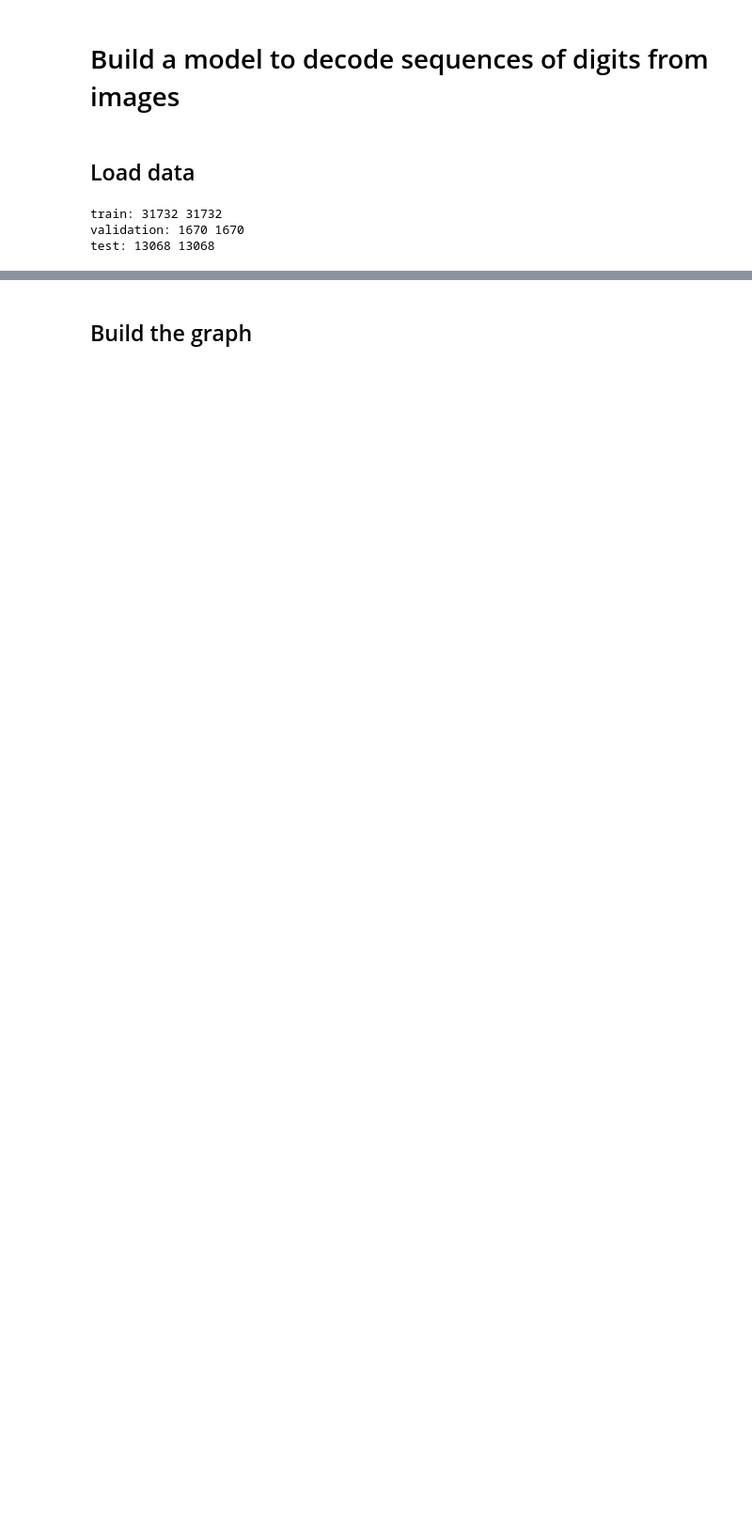
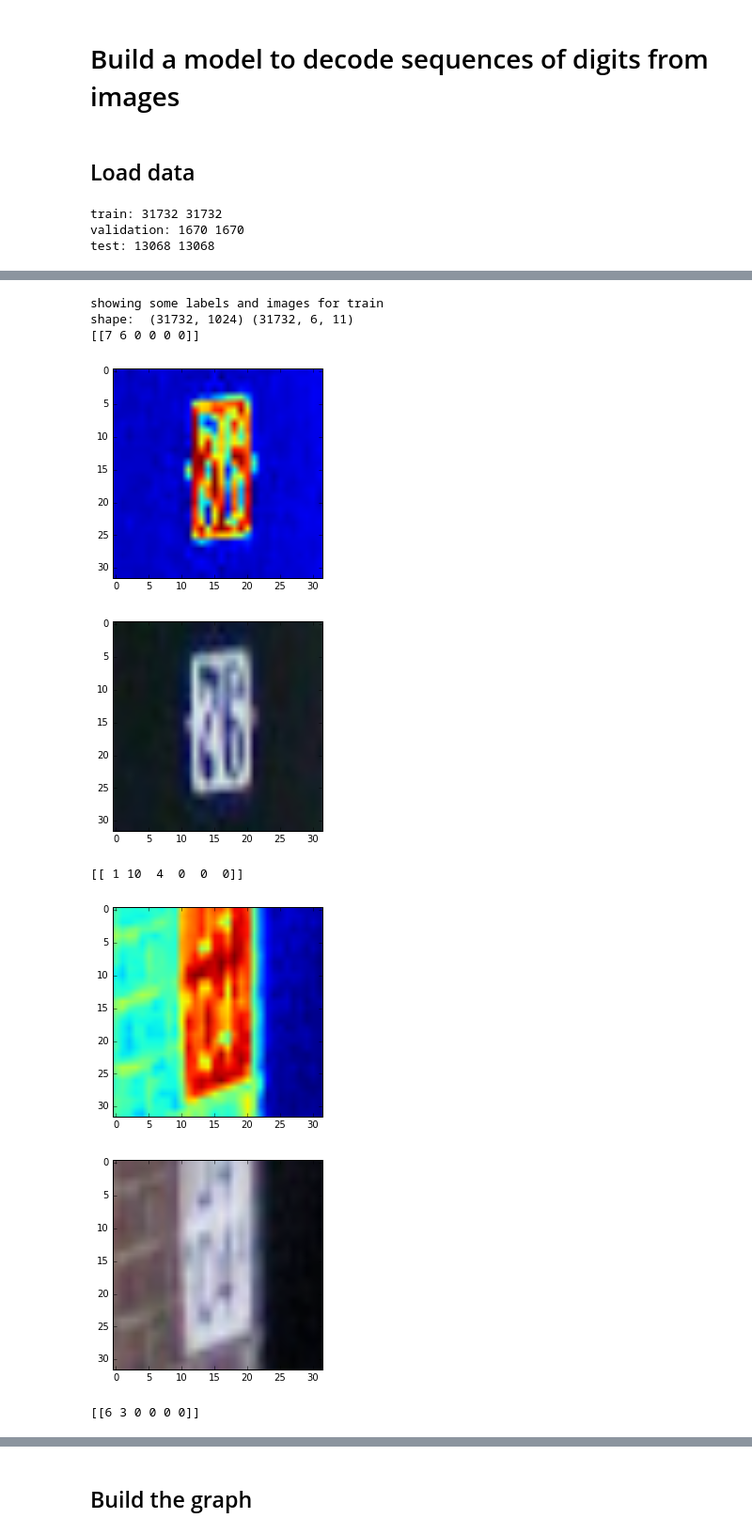
Before and after one commit to chomnoue/Live-Camera-App, a Jupyter notebook: build_model.ipynb, the cells around one changed output, grey strips where cells are left out. Shown at 94% size. Saved outputs shown, nothing was run; the diff lists cells and outputs as text; code cells hidden in the pictures; blank space fills up the shorter version.

```diff
--- a/build_model.ipynb
+++ b/build_model.ipynb
@@ -29,11 +34,11 @@ def load_data(file_name,valid_size=0):
             return train_images,train_labels,valid_images,valid_labels
         return images,labels
 valid_size=1670 #about 5% of the data
-train_images,train_labels,valid_images,valid_labels=load_data("train.pickle",valid_size)
-test_images,test_labels=load_data("test.pickle")
-print("train:",len(train_images),len(train_labels))
-print("validation:",len(valid_images),len(valid_labels))
-print("test:",len(test_images),len(test_labels))
+loaded_train_data,loaded_train_labels,loaded_valid_data,loaded_valid_labels=load_data("train.pickle",valid_size)
+loaded_test_data,loaded_test_labels=load_data("test.pickle")
+print("train:",len(loaded_train_data),len(loaded_train_labels))
+print("validation:",len(loaded_valid_data),len(loaded_valid_labels))
+print("test:",len(loaded_test_data),len(loaded_test_labels))
 # %% [output]
 train: 31732 31732
 validation: 1670 1670
@@ -137,0 +99,4 @@ initial size:  13068 13068
+# %%
+train_data,train_labels=preprocess_data(loaded_train_data,loaded_train_labels)
+valid_data,valid_labels=preprocess_data(loaded_valid_data,loaded_valid_labels)
+test_data,test_labels=preprocess_data(loaded_test_data,loaded_test_labels)
@@ -137,0 +105,28 @@ initial size:  13068 13068
+# %%
+def display_image(image):
+    plt.figure()
+    plt.imshow(image)
+    plt.show()
+
+def display_images(data,labels,loaded_data,name=None,num_images=5):
+    print ("showing some labels and images for %s"%name)
+    print ("shape: ",data.shape,labels.shape)
+    total_images=data.shape[0]
+    for i in np.random.choice(total_images,num_images):
+            print(from_one_hot(labels[[i]]))
+            display_image(data[i].reshape(image_size,image_size))
+            display_image(loaded_data[i])
+
+display_images(train_data,train_labels,loaded_train_data,"train")
+display_images(valid_data,valid_labels,loaded_valid_data,"valid")
+display_images(test_data,test_labels,loaded_test_data,"test")
+# %% [output]
+showing some labels and images for train
+shape:  (31732, 1024) (31732, 6, 11)
+[[7 6 0 0 0 0]]
+[figure, added]
+[figure, added]
+[[ 1 10  4  0  0  0]]
+[figure, added]
+[figure, added]
+[[6 3 0 0 0 0]]
```
Also changed, not shown: parts of 15 cells of this notebook.
